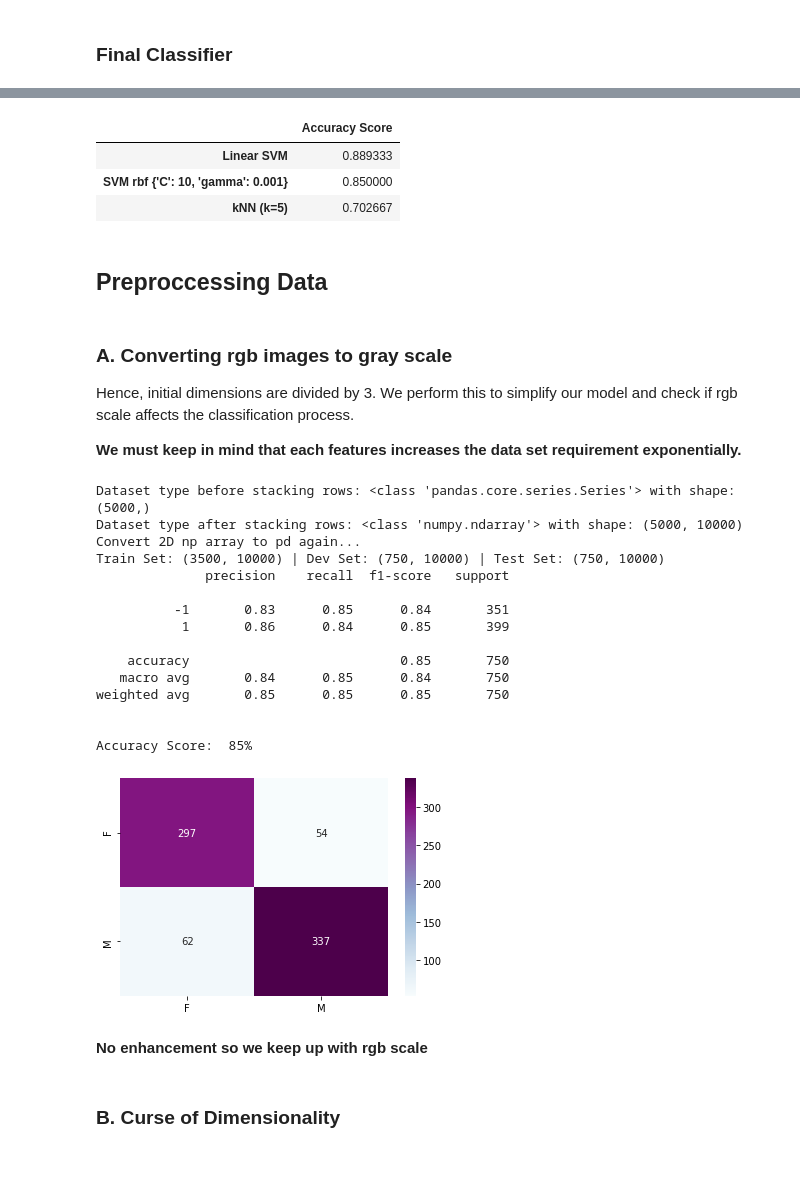
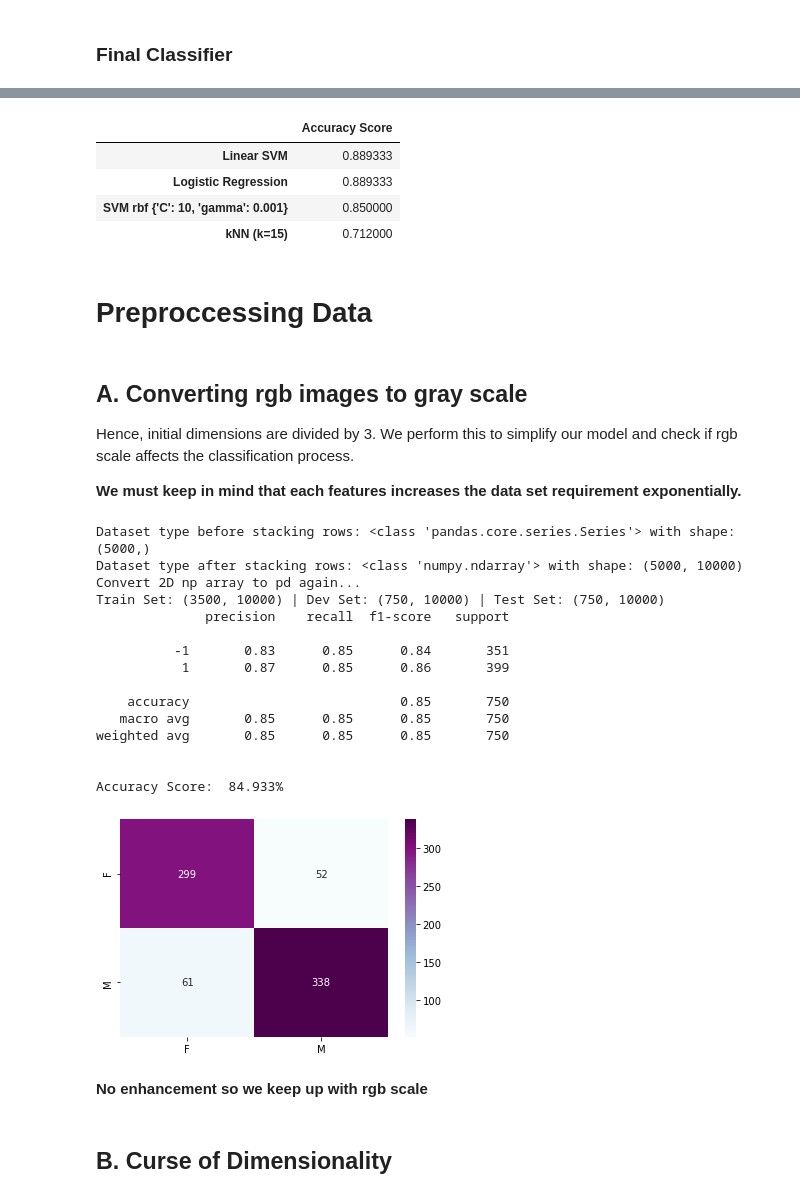
Before and after one commit to xeniakal/AMLS_20-21_SN20159465, a Jupyter notebook: A1/GenderClassification.ipynb, the cells around one changed output, grey strips where cells are left out. Drawn from its saved outputs; the diff is of its cells as text; code cells hidden in the pictures; blank space fills up the shorter version.

```diff
--- a/A1/GenderClassification.ipynb
+++ b/A1/GenderClassification.ipynb
@@ -305,0 +321,18 @@ plt.show()
+# %%
+mean_error = [1 - x for x in cv_scores]
+
+# plot misclassification error vs k
+plt.plot(neighbors_l, mean_error)
+plt.xlabel('Number of Neighbors K')
+plt.ylabel('Misclassification Error')
+plt.show()
+
+# determining best k
+optimal_k = neighbors_l[mean_error.index(min(mean_error))]
+print("The optimal number of neighbors (calculated in the training set) is %d" % optimal_k)
+
+# για το optimal k παίρνουμε και τα αποτέλεσματα στο test set
+knn = neighbors.KNeighborsClassifier(n_neighbors = optimal_k)
+knn.fit(X_train, y_train)
+preds_kNN = knn.predict(X_dev)
+acc_kNN = Print_Classification_Results(y_dev,preds_kNN)
@@ -311,5 +359,10 @@ The most basic way to use a SVM is with a linear kernel, which means the decisio
 kernel='linear'
 gamma='auto'
 C=1.0 #default
-clf_svm_linear, preds_svm_linear = SVM_Classifier(kernel, gamma, C, X_train, y_train, X_dev)
+clf_svm_linear = SVC(kernel=kernel,gamma=gamma, C=C)
+start_time = time.time()
+clf_svm_linear.fit(X_train, y_train)
+preds_svm_linear = clf_svm_linear.predict(X_dev)
+print("Total runtime: ",time.time()-start_time,"s")
+acc_Linear_SVM = Print_Classification_Results(y_dev,preds_svm_linear)
 # %% [output]
@@ -376,0 +434,11 @@ https://www.kdnuggets.com/2016/06/select-support-vector-machine-kernels.html
+# %%
+#For multiclass problems, only ‘newton-cg’, ‘sag’, ‘saga’ and
+#‘lbfgs’ handle multinomial loss; ‘liblinear’ is limited to one-versus-rest schemes.
+
+clf_lr = LogisticRegression(solver='liblinear')
+start_time = time.time()
+# Train the model using the training sets
+clf_lr.fit(X_train, y_train)
+preds_lr= clf_lr.predict(X_dev)
+print("Total runtime: ",time.time()-start_time,"s")
+acc_lr = Print_Classification_Results(y_dev,preds_lr)
@@ -381,18 +463,19 @@ Comparing the accuracies and the time and space used for each classifier we end
 # %%
 best_score=0.85
-data={'kNN (k=5)':[accuracy_score(y_dev, preds)],'Linear SVM':[accuracy_score(y_dev, preds_svm_linear)],
-      'SVM rbf {}'.format(best_parameters):[best_score]}
+data={'kNN (k=15)':[accuracy_score(y_dev, preds_kNN)],'Linear SVM':[accuracy_score(y_dev, preds_svm_linear)],
+      'SVM rbf {}'.format(best_parameters):[best_score],'Logistic Regression':[accuracy_score(y_dev, preds_lr)]}
 df=pd.DataFrame.from_dict(data,orient='index',columns=['Accuracy Score'])
 df.sort_values(by=df.columns[0],ascending=False, inplace=False)
 # %% [output]
 |  | Accuracy Score |
 | Linear SVM | 0.889333 |
+| Logistic Regression | 0.889333 |
 | SVM rbf {'C': 10, 'gamma': 0.001} | 0.850000 |
-| kNN (k=5) | 0.702667 |
+| kNN (k=15) | 0.712000 |
 # %% [markdown]
-## Preproccessing Data
+# Preproccessing Data
 # %% [markdown]
-### A. Converting rgb images to gray scale
+## A. Converting rgb images to gray scale
 
 Hence, initial dimensions are divided by 3. We perform this to simplify our model and check if rgb scale affects the classification process.
 
@@ -402,10 +485,11 @@ size=(100,100)
 grayscale=True
 reshaped_images_g=create_flattened_dataset(images,size,grayscale)
 X_train_g, X_test_g, X_dev_g, y_train_g, y_test_g, y_dev_g=train_dev_test_split(reshaped_images_g, labels)
-kernel='linear'
-gamma='auto'
-C=1.0 #default
-_,_=SVM_Classifier(kernel, gamma, C, X_train_g, y_train_g, X_dev_g)
+
+clf_lr_gray =  LogisticRegression(n_jobs=-1)
+clf_lr_gray.fit(X_train_g, y_train_g)
+preds_lr_gray = clf_lr_gray.predict(X_dev_g)
+acc_gray_lr = Print_Classification_Results(y_dev_g,preds_lr_gray)
 # %% [output]
 Dataset type before stacking rows: <class 'pandas.core.series.Series'> with shape: (5000,)
 Dataset type after stacking rows: <class 'numpy.ndarray'> with shape: (5000, 10000)
@@ -414,19 +498,19 @@ Train Set: (3500, 10000) | Dev Set: (750, 10000) | Test Set: (750, 10000)
               precision    recall  f1-score   support
 
           -1       0.83      0.85      0.84       351
-           1       0.86      0.84      0.85       399
+           1       0.87      0.85      0.86       399
 
     accuracy                           0.85       750
-   macro avg       0.84      0.85      0.84       750
+   macro avg       0.85      0.85      0.85       750
 weighted avg       0.85      0.85      0.85       750
 
 
-Accuracy Score:  85%
+Accuracy Score:  84.933%
 [figure]
 # %% [markdown]
 **No enhancement so we keep up with rgb scale**
 # %% [markdown]
-### B. Curse of Dimensionality
+## B. Curse of Dimensionality
 # %% [markdown]
 The curse of dimensionality refers to the phenomena that occur when classifying, organizing, and analyzing high dimensional data that does not occur in low dimensional spaces, specifically the issue of data sparsity and “closeness” of data.
 
```
Also changed, not shown: parts of 86 cells of this notebook, 1 other file.
